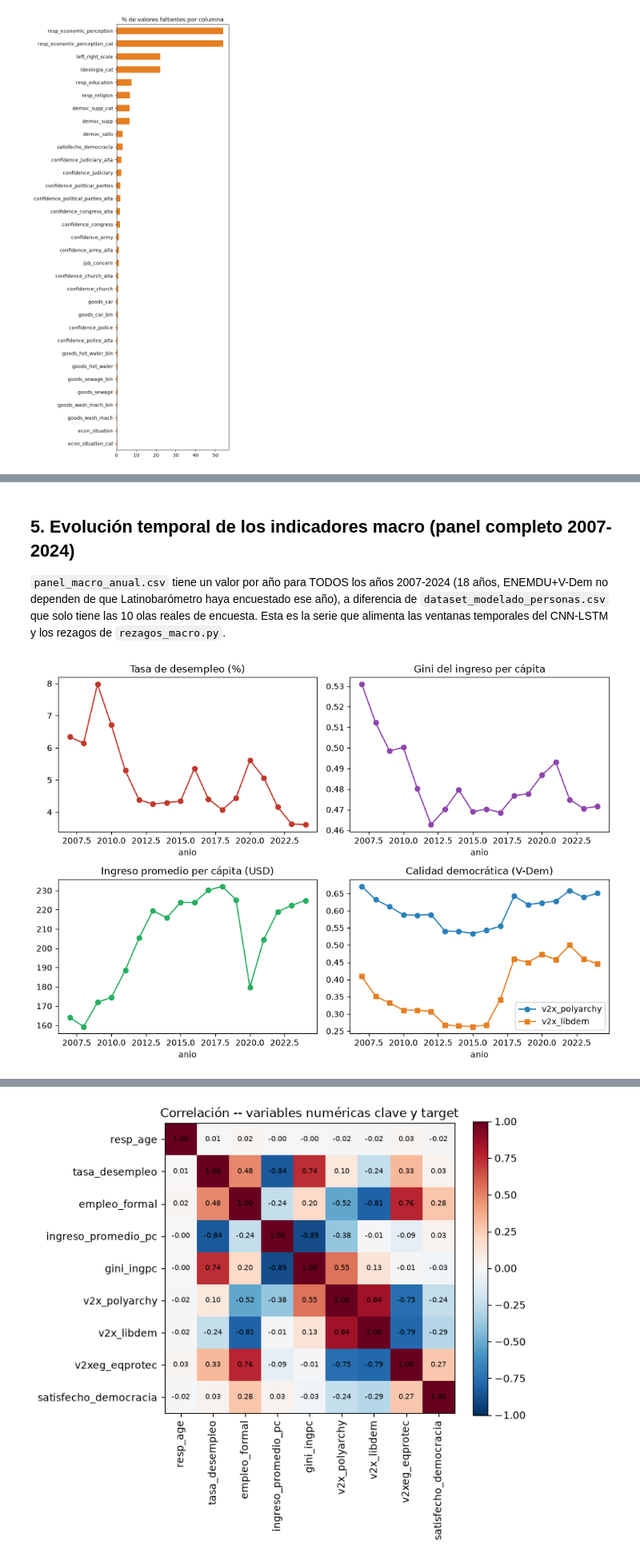
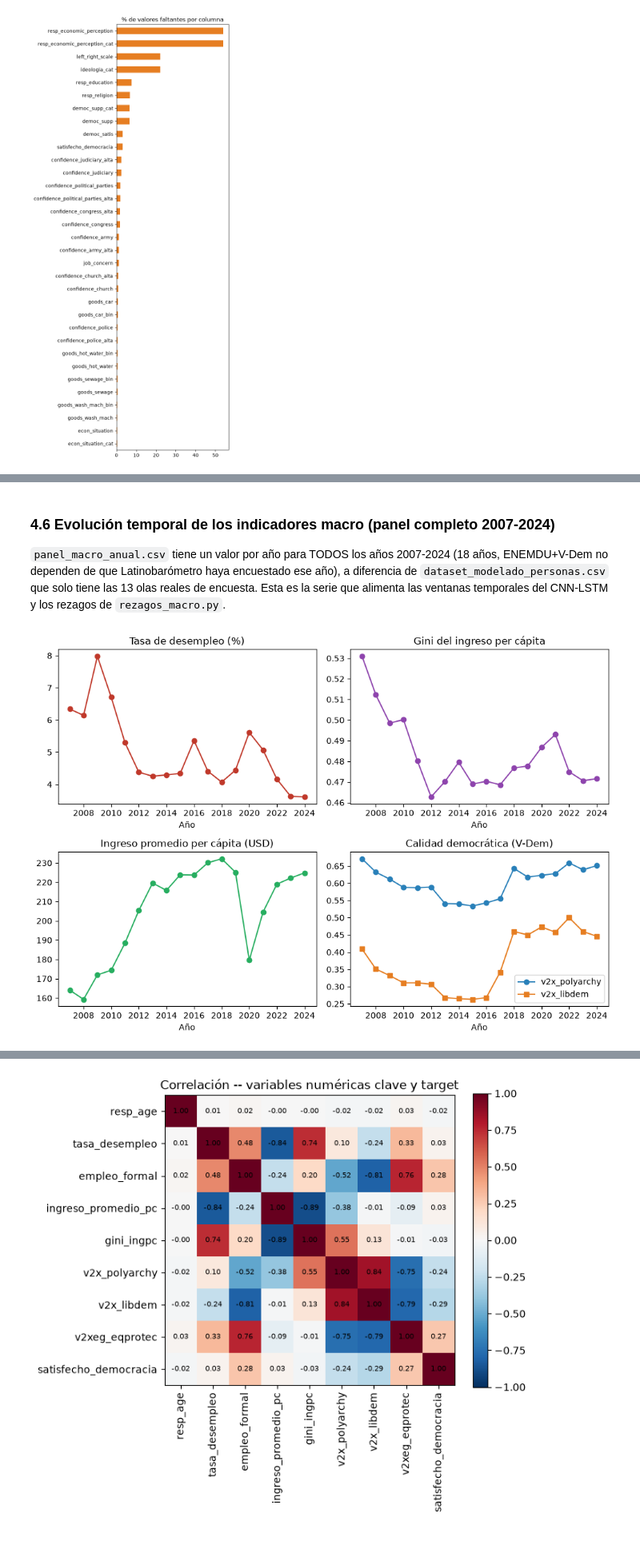
Before and after one commit to DiegoMarceloAP/democratic-satisfaction-ec, a Jupyter notebook: notebooks/01_eda_balance_clases.ipynb, the cells around one changed output, grey strips where cells are left out. Shown at 80% size. Saved outputs shown, nothing was run; the diff lists cells and outputs as text; code cells hidden in the pictures.

```diff
--- a/notebooks/01_eda_balance_clases.ipynb
+++ b/notebooks/01_eda_balance_clases.ipynb
@@ -96,6 +132,12 @@ ax.axhline(50, color="gray", linestyle="--", linewidth=1)
 ax.set_title("Tasa de 'Satisfecho' por año de encuesta")
 ax.set_xlabel("Año")
 ax.set_ylabel("% Satisfecho")
+# Los años de encuesta tienen huecos (no todos los años tienen ola de Latinobarómetro),
+# así que se fijan los ticks a los años reales presentes en los datos -- si no, el
+# locator automático de matplotlib puede mostrar años intermedios "redondeados"
+# (ej. 2007.5, 2012.5) que no corresponden a ninguna encuesta real.
+ax.set_xticks(balance_por_anio.index)
+ax.set_xticklabels(balance_por_anio.index, rotation=45)
 fig.tight_layout()
 fig.savefig(RUTA_FIGURES / "tasa_satisfaccion_por_anio.png", dpi=120)
 plt.show()
@@ -214,25 +268,36 @@ min         18.0
 max         94.0
 Name: resp_age, dtype: float64
 # %% [markdown]
-## 5. Evolución temporal de los indicadores macro (panel completo 2007-2024)
+### 4.6 Evolución temporal de los indicadores macro (panel completo 2007-2024)
 
-`panel_macro_anual.csv` tiene un valor por año para TODOS los años 2007-2024 (18 años, ENEMDU+V-Dem no dependen de que Latinobarómetro haya encuestado ese año), a diferencia de `dataset_modelado_personas.csv` que solo tiene las 10 olas reales de encuesta. Esta es la serie que alimenta las ventanas temporales del CNN-LSTM y los rezagos de `rezagos_macro.py`.
+`panel_macro_anual.csv` tiene un valor por año para TODOS los años 2007-2024 (18 años, ENEMDU+V-Dem no dependen de que Latinobarómetro haya encuestado ese año), a diferencia de `dataset_modelado_personas.csv` que solo tiene las 13 olas reales de encuesta. Esta es la serie que alimenta las ventanas temporales del CNN-LSTM y los rezagos de `rezagos_macro.py`.
 # %%
+from matplotlib.ticker import MaxNLocator
+
 panel = pd.read_csv(RUTA_PANEL_MACRO)
 
 fig, axes = plt.subplots(2, 2, figsize=(10, 7))
 panel.plot(x="anio", y="tasa_desempleo", ax=axes[0, 0], marker="o", legend=False, color="#c0392b")
 axes[0, 0].set_title("Tasa de desempleo (%)")
 panel.plot(x="anio", y="gini_ingpc", ax=axes[0, 1], marker="o", legend=False, color="#8e44ad")
 axes[0, 1].set_title("Gini del ingreso per cápita")
 panel.plot(x="anio", y="ingreso_promedio_pc", ax=axes[1, 0], marker="o", legend=False, color="#27ae60")
 axes[1, 0].set_title("Ingreso promedio per cápita (USD)")
 panel.plot(x="anio", y="v2x_polyarchy", ax=axes[1, 1], marker="o", legend=True, color="#2980b9", label="v2x_polyarchy")
 panel.plot(x="anio", y="v2x_libdem", ax=axes[1, 1], marker="s", legend=True, color="#e67e22", label="v2x_libdem")
 axes[1, 1].set_title("Calidad democrática (V-Dem)")
+
+# "anio" es el nombre real de la columna en panel_macro_anual.csv, pero pandas usa ese
+# nombre literal como xlabel por defecto -- se corrige a "Año" en las 4 subgráficas, y
+# se fuerza el eje a enteros (el panel es continuo 2007-2024 sin huecos, pero un eje
+# numérico igual puede recibir ticks no enteros del locator automático).
+for ax in axes.flat:
+    ax.set_xlabel("Año")
+    ax.xaxis.set_major_locator(MaxNLocator(integer=True))
+
 fig.tight_layout()
 fig.savefig(RUTA_FIGURES / "eda_evolucion_macro.png", dpi=120)
 plt.show()
 # %% [output]
-[figure, old version]
+[figure, new version]
 # %% [markdown]
```
Also changed, not shown: parts of 18 cells of this notebook, 35 other files.
